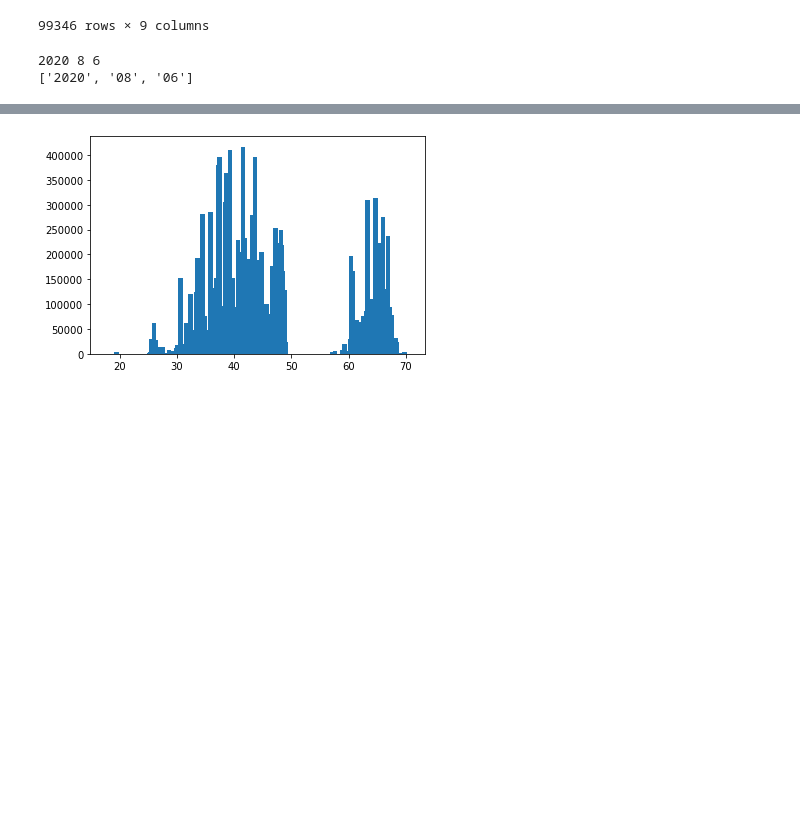
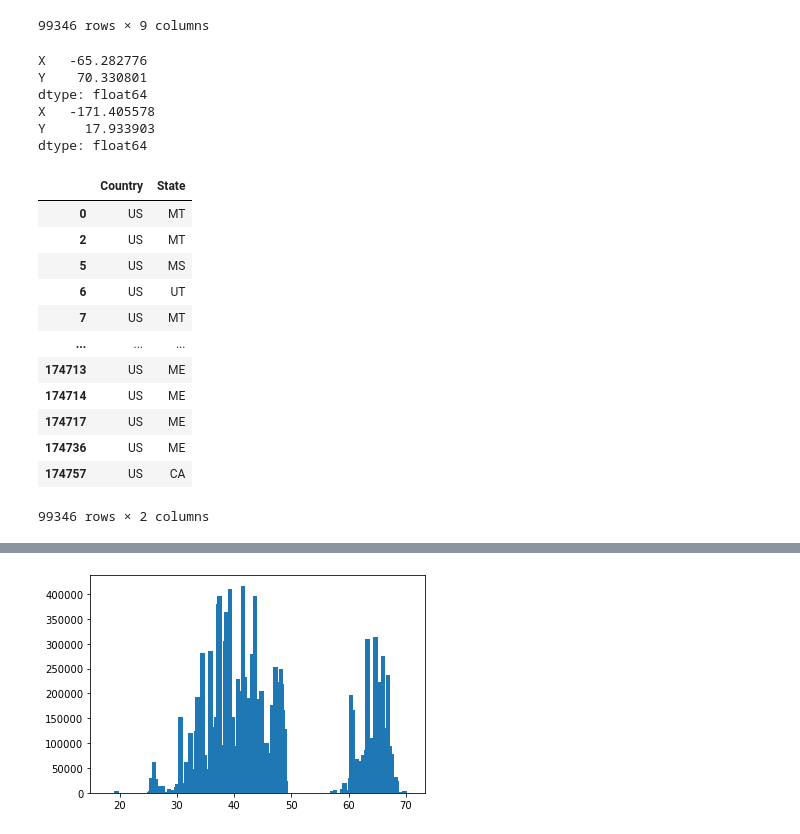
Before and after one commit to Renee-W/ProjectTest, a Jupyter notebook: justin's_directory/wildland_fire_locations_full_history.ipynb, the cells around one changed output, grey strips where cells are left out. Saved outputs shown, nothing was run; the diff lists cells and outputs as text; code cells hidden in the pictures; blank space fills up the shorter version.

```diff
--- a/justin's_directory/wildland_fire_locations_full_history.ipynb
+++ b/justin's_directory/wildland_fire_locations_full_history.ipynb
@@ -69,49 +69,31 @@ cleaned_wildland_fire_locations_full_history_df
 | 174736 | 195243 | 2021-MEMES-21002360 | -69.804655 | 45.653044 | US-ME | 0.3 | Human | ... |
 | 174757 | 195265 | 2021-CASRF-000204 | -123.571614 | 41.289685 | US-CA | 0.1 | Human | ... |
 99346 rows × 9 columns
-# %%
-# print(cleaned_wildland_fire_locations_full_history_df[['X', 'Y']].max())
-# print(cleaned_wildland_fire_locations_full_history_df[['X', 'Y']].min())
-
-# the '[0]' at the end of this dataframe call is just to pull the first element from that column for testing purposes we could set it with a variable
-# replace 'cleaned_wildland_fire_locations_full_history_df' with your dataframe's name
-date_list = list(cleaned_wildland_fire_locations_full_history_df['FireDiscoveryDateTime'][0])
-# define the 'date_conversion' function
-def date_conversion(date_list):
-    date_df = []
-    for element in range(4):
-        date_df.append(date_list[element])
-        element_list = date_df
-        element_list_string = ""
-        for n in sentence:
-            element_list_string += str(n)
-        year = int(element_list_string)
-        element_list_string = []
-    date_df = []
-    for element in range(5, 7):
-        date_df.append(date_list[element])
-        element_list = date_df
-        element_list_string = ""
-        for n in sentence:
-            element_list_string += str(n)
-        year = int(element_list_string)
-        element_list_string = []
-    date_df = []
-    for element in range(8, 10):
-        date_df.append(date_list[element])
-        element_list = date_df
-        element_list_string = ""
-        for n in sentence:
-            element_list_string += str(n)
-        year = int(element_list_string)
-        element_list_string = []
-    return(year, month, day)
-# evaluate 'date_conversion()' function for a given 'date_list'
-date_conversion(date_list)
-# print function output
-print(f"{year} {month} {day}")
-
-print(cleaned_wildland_fire_locations_full_history_df['FireDiscoveryDateTime'][0].split()[0].split('/'))
-# %% [output]
-2020 8 6
-['2020', '08', '06']
+# %%
+print(cleaned_wildland_fire_locations_full_history_df[['X', 'Y']].max())
+print(cleaned_wildland_fire_locations_full_history_df[['X', 'Y']].min())
+# %% [output]
+X   -65.282776
+Y    70.330801
+dtype: float64
+X   -171.405578
+Y     17.933903
+dtype: float64
+# %%
+country_and_state_df = pd.DataFrame([], columns=["Country", "State"])
+country_and_state_df[["Country", "State"]] = cleaned_wildland_fire_locations_full_history_df["POOState"].str.split("-", expand=True)
+country_and_state_df
+# %% [output]
+|  | Country | State |
+| 0 | US | MT |
+| 2 | US | MT |
+| 5 | US | MS |
+| 6 | US | UT |
+| 7 | US | MT |
+| ... | ... | ... |
+| 174713 | US | ME |
+| 174714 | US | ME |
+| 174717 | US | ME |
+| 174736 | US | ME |
+| 174757 | US | CA |
+99346 rows × 2 columns
```
Also changed, not shown: parts of 4 cells of this notebook.
